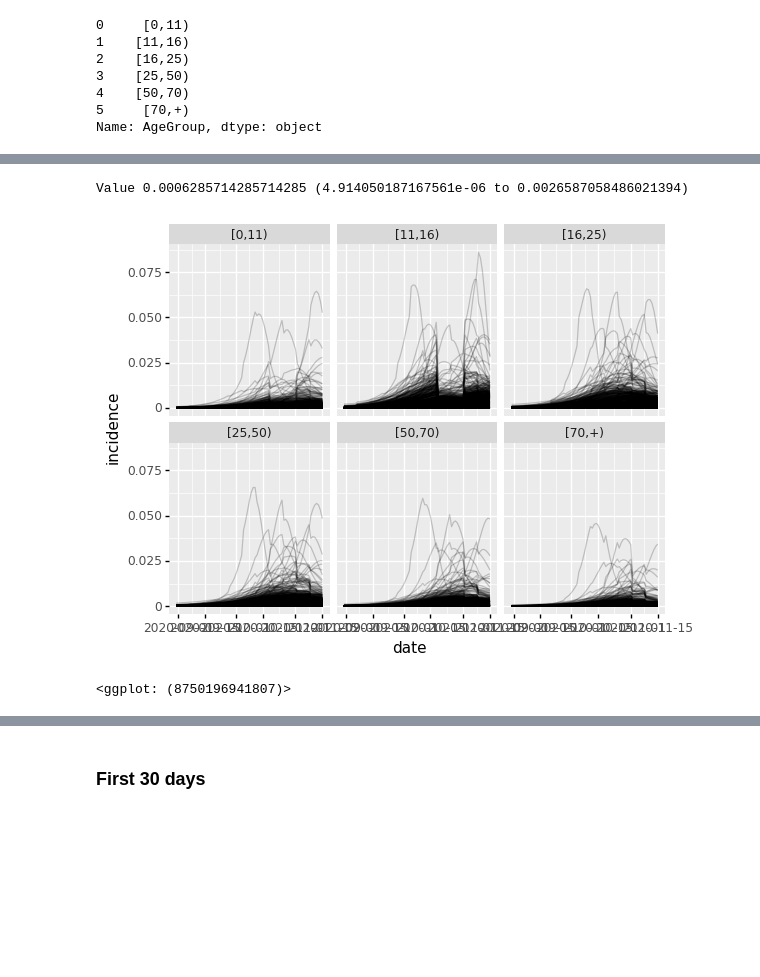
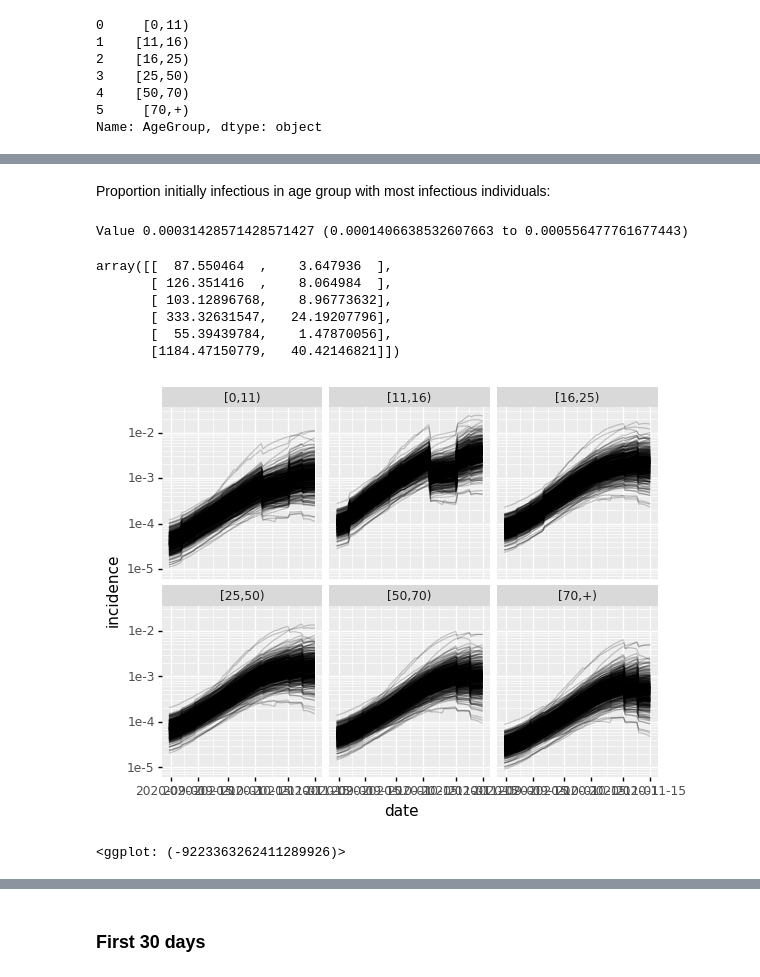
Before and after one commit to joshuablake/covid19-seir, a Jupyter notebook: notebooks/priors.ipynb, the cells around one changed output, grey strips where cells are left out. Drawn from its saved outputs; the diff is of its cells as text; code cells hidden in the pictures; blank space fills up the shorter version.

Commit message:
A look at priors

```diff
--- a/notebooks/priors.ipynb
+++ b/notebooks/priors.ipynb
@@ -59,10 +65,9 @@ Name: AgeGroup, dtype: object
 # %%
 susc_ci_by_age = (1 - np.array([
-    [1, 10],
-    [1, 10],
-    [3, 10],
+    [1, 5],
+    [1, 5],
+    [3.5, 8.5],
     [5.7, 8.3],
     [2.8, 6.9],
     [2.8, 3.8],
 ]) / 100)[:,[1,0]]
-susc_ci_by_age
@@ -126,10 +128,21 @@ Value 0.9669999999999999 (0.9563002839687536 to 0.97625755277543)
+# %% [markdown]
+Proportion initially infectious in age group with most infectious individuals:
 # %%
-i0_beta_params = beta_mom(0.0022*(4/14), 0.001/5, 2*0.0041/5)
+i0_beta_params = beta_mom(0.0011*(4/14), 0.0002, 0.00041)
 a, b = i0_beta_params
 dist = stats.beta(a=a, b=b)
 print("Value {} ({} to {})".format(dist.mean(), dist.ppf(0.025), dist.ppf(0.975)))
 # %% [output]
-Value 0.0006285714285714285 (4.914050187167561e-06 to 0.0026587058486021394)
+Value 0.00031428571428571427 (0.0001406638532607663 to 0.000556477761677443)
+# %%
+print(repr(susc_beta_params))
+# %% [output]
+array([[  87.550464  ,    3.647936  ],
+       [ 126.351416  ,    8.064984  ],
+       [ 103.12896768,    8.96773632],
+       [ 333.32631547,   24.19207796],
+       [  55.39439784,    1.47870056],
+       [1184.47150779,   40.42146821]])
 # %%
 susc_betas = [stats.beta(*p) for p in susc_beta_params]
 # %%
@@ -150,9 +163,9 @@ priors = {
     "dI": params.FixedParam(4),
     "pi": params.VectorParamMultiplePriors(n_strata, susc_betas),
     "i0": params.Param(stats.beta(*i0_beta_params)),
-    "matrix_modifiers": params.MatrixSusceptibleChildren(params.ExpAfterPrior(stats.norm(-0.69, 0.35)), n_strata, 1),
-    "psir": params.Param(stats.norm(0.056/1.086268, 0.003/1.086268)),
-    "beta": params.LogGaussianRW(stats.expon(scale=1/17.3), model.num_betas),
+    "matrix_modifiers": params.MatrixSusceptibleChildren(params.ExpAfterPrior(stats.norm(-0.4325, 0.1174)), n_strata, 1),
+    "psir": params.Param(stats.norm(0.048, 0.0035)),
+    "beta": params.LogGaussianRW(stats.expon(scale=1/50), model.num_betas),
 }
 log_posterior = logPDF_prev.LogPosteriorStratifiedRegion(model, None, None, priors)
 num_sims = 500
@@ -165,14 +178,15 @@ for i in range(num_sims):
 # %%
 df_sim = pd.DataFrame(nni.flatten(), index=pd.MultiIndex.from_product([range(num_sims), dates, pop["AgeGroup"]],
                                                                       names=["sim", "date", "age"]), columns=["incidence"])\
     .reset_index()
 (pn.ggplot(df_sim, pn.aes("date", "incidence", group="sim")) +
  pn.geom_line(alpha=0.2) +
- pn.facet_wrap("age")
+ pn.facet_wrap("age") +
+ pn.scale_y_log10()
 )
 # %% [output]
-[figure, old version]
+[figure, new version]
-<ggplot: (8750196941807)>
+<ggplot: (-9223363262411289926)>
 # %%
 df_total = df_sim.merge(pop, left_on="age", right_on="AgeGroup")\
         .groupby(["sim", "date"])\
```
Also changed, not shown: parts of 32 cells of this notebook.
